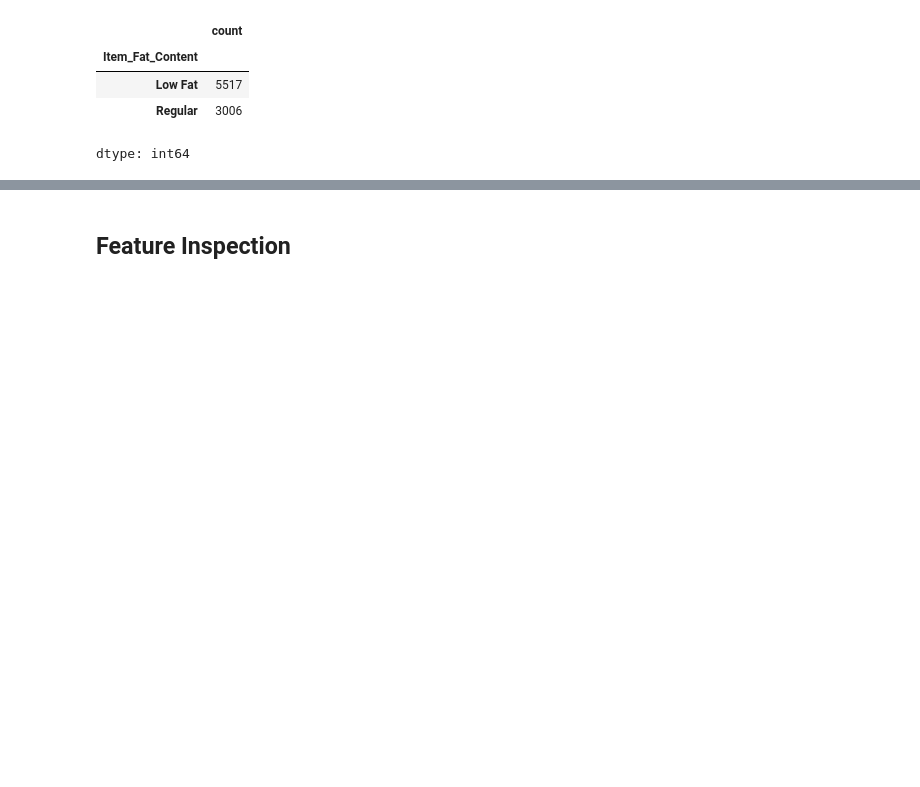
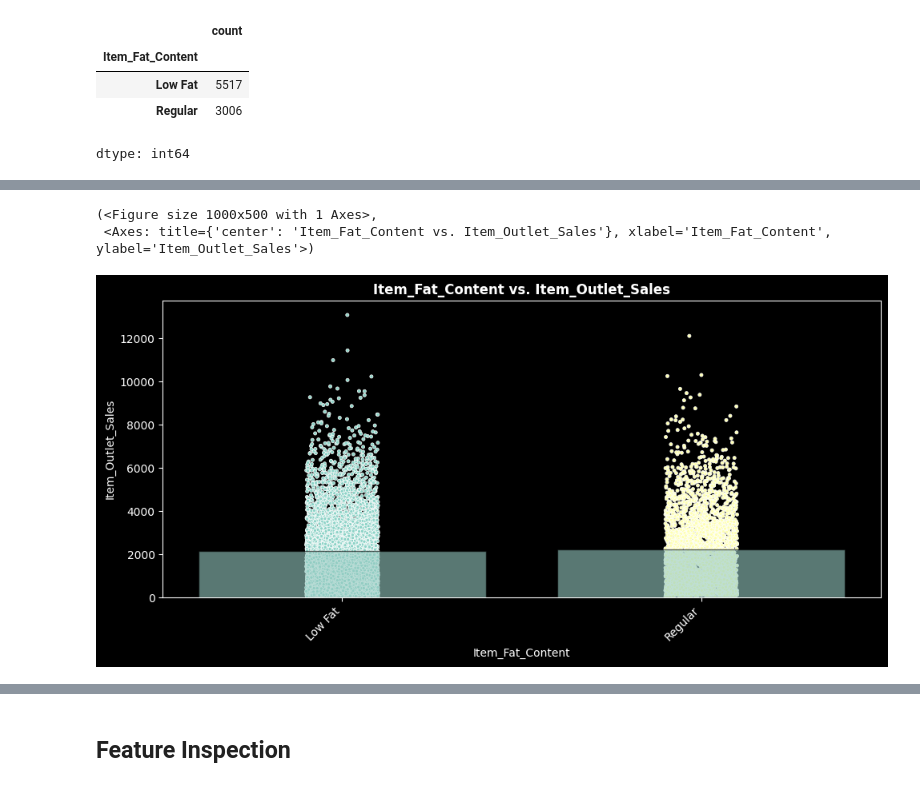
Before and after one commit to aliabusohiban/Prediction-of-Product-Sales, a Jupyter notebook: Prediction_of_Product_Sales.ipynb, the cells around one changed output, grey strips where cells are left out. Drawn from its saved outputs; the diff is of its cells as text; code cells hidden in the pictures; blank space fills up the shorter version.

```diff
--- a/Prediction_of_Product_Sales.ipynb
+++ b/Prediction_of_Product_Sales.ipynb
@@ -505,0 +450,6 @@ plt.show()
+# %%
+plot_categorical_vs_target(df_sales, 'Item_Fat_Content')
+# %% [output]
+(<Figure size 1000x500 with 1 Axes>,
+ <Axes: title={'center': 'Item_Fat_Content vs. Item_Outlet_Sales'}, xlabel='Item_Fat_Content', ylabel='Item_Outlet_Sales'>)
+[figure, added]
```
Also changed, not shown: parts of 61 cells of this notebook.
